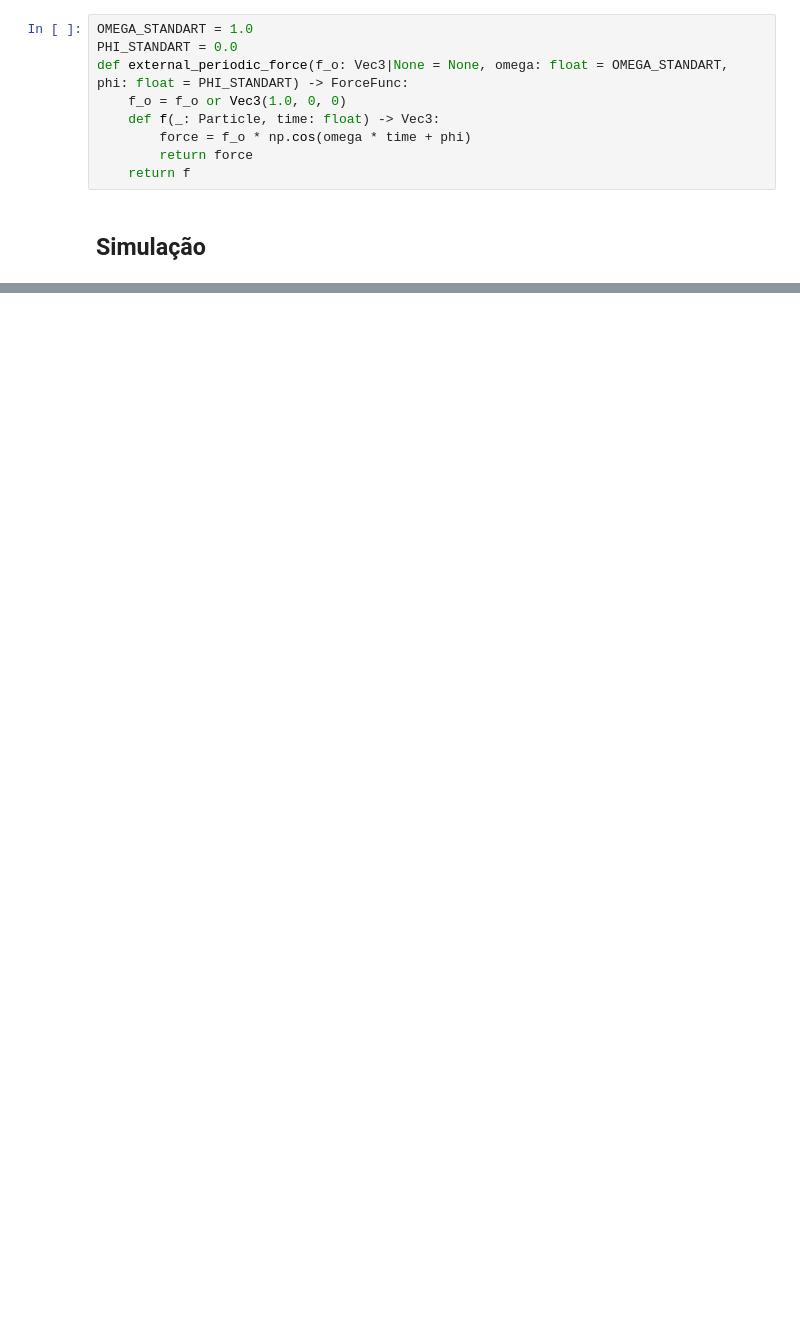
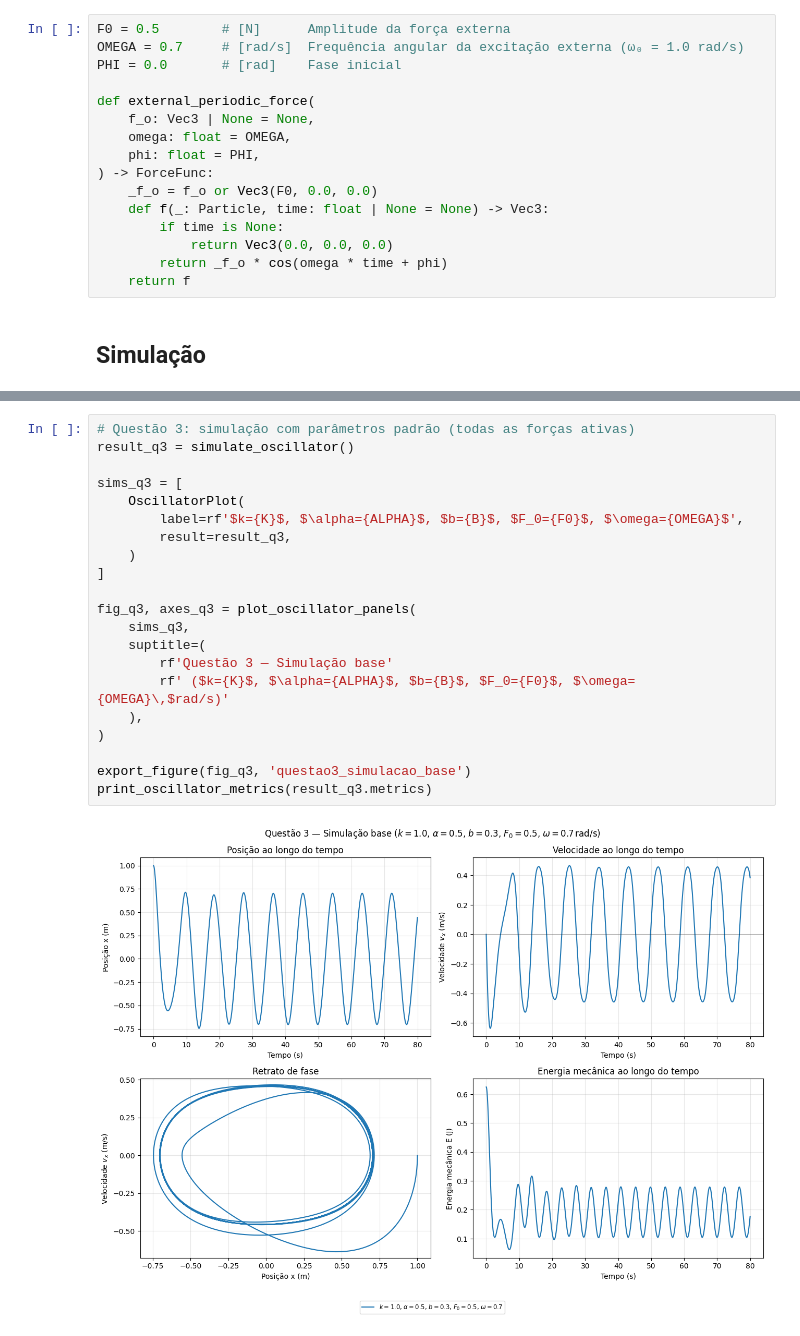
Before and after one commit to Lucas-GBP/mecanica-geral, a Jupyter notebook: src/secondProject.ipynb, the cells around one changed output, grey strips where cells are left out. Cells and saved outputs as stored; diff of their text form; blank space fills up the shorter version.

```diff
--- a/src/secondProject.ipynb
+++ b/src/secondProject.ipynb
@@ -32,11 +48,18 @@ def damping_force(b: float = B_STANDART) -> ForceFunc:
 # %%
-OMEGA_STANDART = 1.0
-PHI_STANDART = 0.0
-def external_periodic_force(f_o: Vec3|None = None, omega: float = OMEGA_STANDART, phi: float = PHI_STANDART) -> ForceFunc:
-    f_o = f_o or Vec3(1.0, 0, 0)
-    def f(_: Particle, time: float) -> Vec3:
-        force = f_o * np.cos(omega * time + phi)
-        return force
+F0 = 0.5        # [N]      Amplitude da força externa
+OMEGA = 0.7     # [rad/s]  Frequência angular da excitação externa (ω₀ = 1.0 rad/s)
+PHI = 0.0       # [rad]    Fase inicial
+
+def external_periodic_force(
+    f_o: Vec3 | None = None,
+    omega: float = OMEGA,
+    phi: float = PHI,
+) -> ForceFunc:
+    _f_o = f_o or Vec3(F0, 0.0, 0.0)
+    def f(_: Particle, time: float | None = None) -> Vec3:
+        if time is None:
+            return Vec3(0.0, 0.0, 0.0)
+        return _f_o * cos(omega * time + phi)
     return f
 # %% [markdown]
 ## Simulação
@@ -44,0 +517,23 @@ def external_periodic_force(f_o: Vec3|None = None, omega: float = OMEGA_STANDART
+# %%
+# Questão 3: simulação com parâmetros padrão (todas as forças ativas)
+result_q3 = simulate_oscillator()
+
+sims_q3 = [
+    OscillatorPlot(
+        label=rf'$k={K}$, $\alpha={ALPHA}$, $b={B}$, $F_0={F0}$, $\omega={OMEGA}$',
+        result=result_q3,
+    )
+]
+
+fig_q3, axes_q3 = plot_oscillator_panels(
+    sims_q3,
+    suptitle=(
+        rf'Questão 3 — Simulação base'
+        rf' ($k={K}$, $\alpha={ALPHA}$, $b={B}$, $F_0={F0}$, $\omega={OMEGA}\,$rad/s)'
+    ),
+)
+
+export_figure(fig_q3, 'questao3_simulacao_base')
+print_oscillator_metrics(result_q3.metrics)
+# %% [output]
+[figure, added]
```
Also changed, not shown: parts of 36 cells of this notebook, 30 other files.
